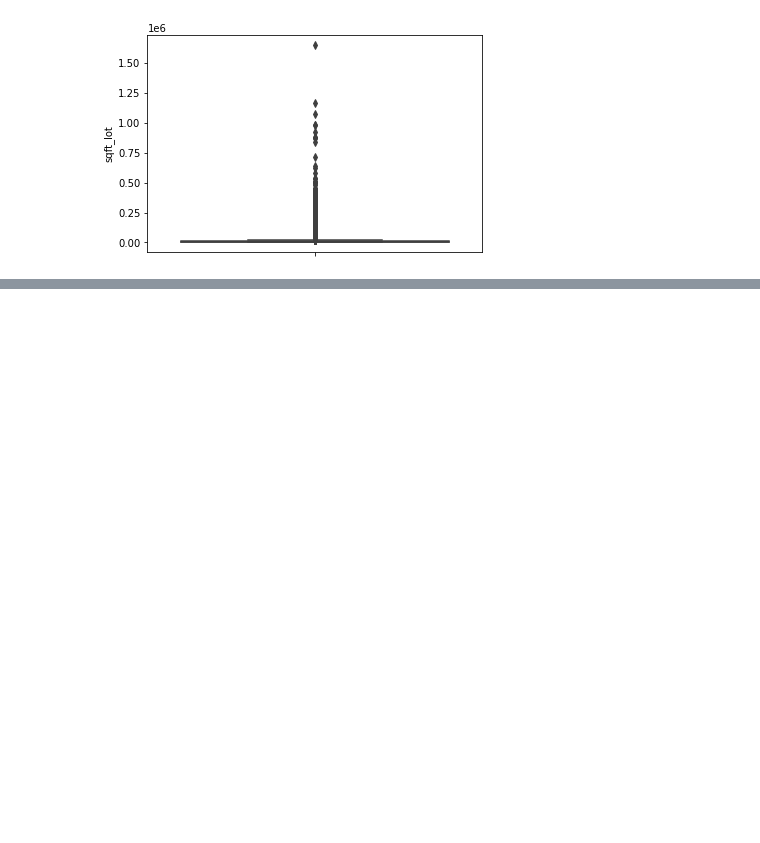
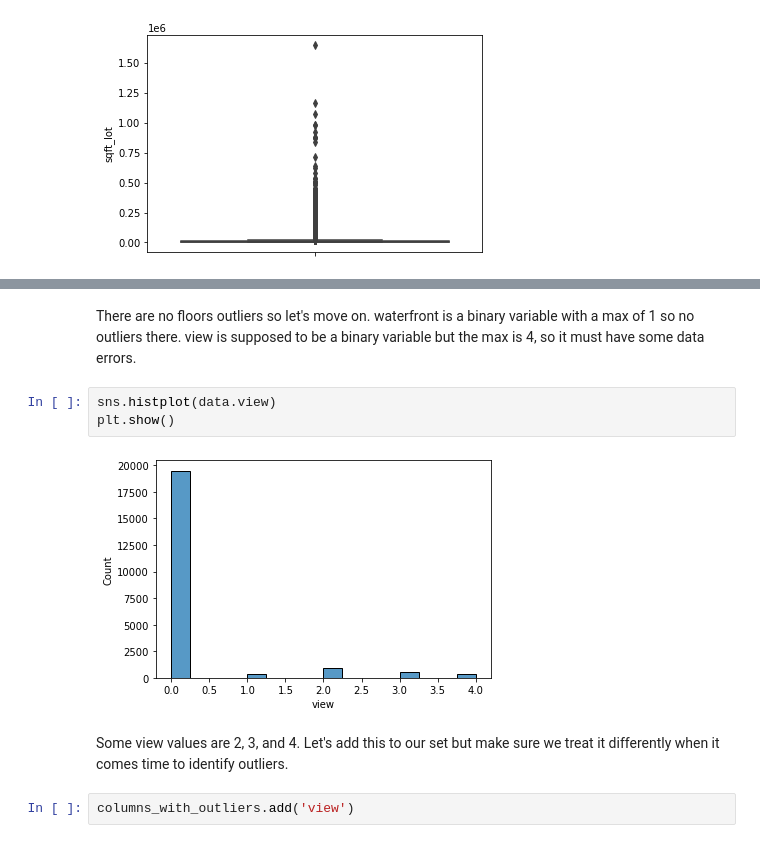
Before and after one commit to andrewabeles/seattle_home_sales, a Jupyter notebook: eda.ipynb, the cells around one changed output, grey strips where cells are left out. Drawn from its saved outputs; the diff is of its cells as text; blank space fills up the shorter version.

Commit message:
update outlier handling

```diff
--- a/eda.ipynb
+++ b/eda.ipynb
@@ -304,0 +163,11 @@ GitHub test 2
+# %% [markdown]
+There are no floors outliers so let's move on. waterfront is a binary variable with a max of 1 so no outliers there. view is supposed to be a binary variable but the max is 4, so it must have some data errors.
+# %%
+sns.histplot(data.view)
+plt.show()
+# %% [output]
+[figure, added]
+# %% [markdown]
+Some view values are 2, 3, and 4. Let's add this to our set but make sure we treat it differently when it comes time to identify outliers.
+# %%
+columns_with_outliers.add('view')
```
Also changed, not shown: parts of 70 cells of this notebook.
